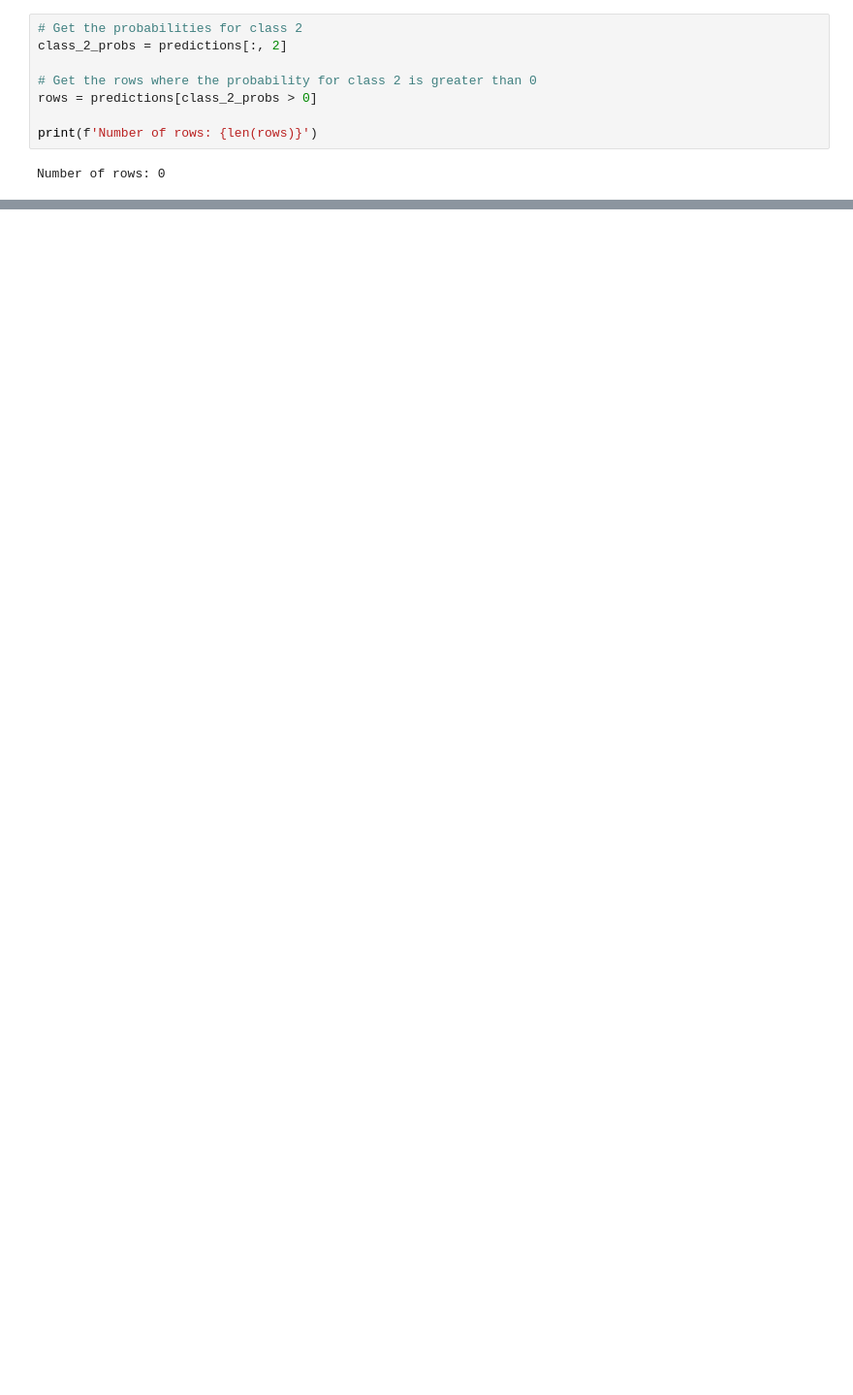
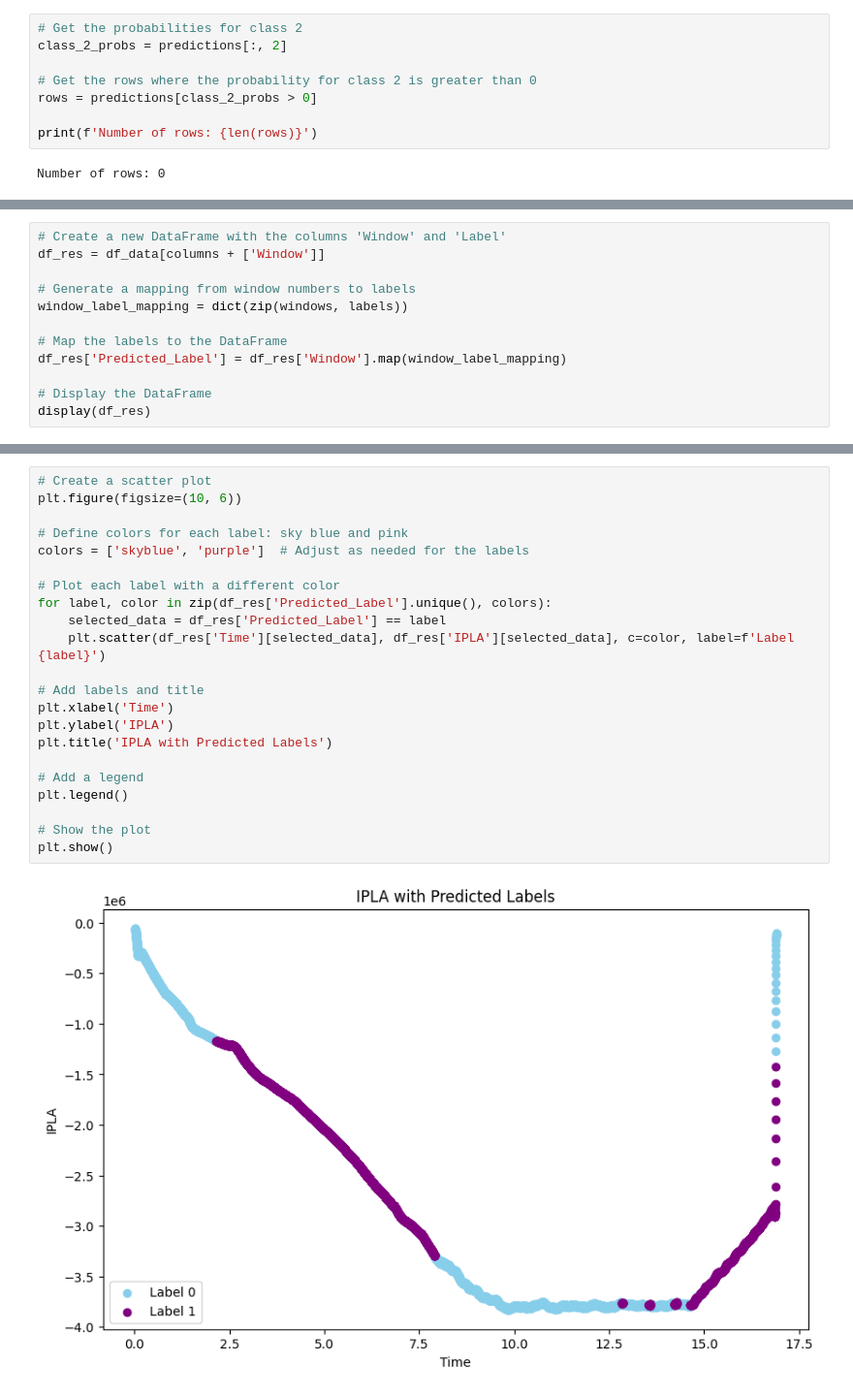
Before and after one commit to CS-433/ml-project-2-nuclear-fusion, a Jupyter notebook: code/pipeline.ipynb, the cells around one changed output, grey strips where cells are left out. Shown at 97% size. Saved outputs shown, nothing was run; the diff lists cells and outputs as text; blank space fills up the shorter version.

```diff
--- a/code/pipeline.ipynb
+++ b/code/pipeline.ipynb
@@ -329,0 +332,12 @@ plt.show()
+# %%
+# Create a new DataFrame with the columns 'Window' and 'Label'
+df_res = df_data[columns + ['Window']]
+
+# Generate a mapping from window numbers to labels
+window_label_mapping = dict(zip(windows, labels))
+
+# Map the labels to the DataFrame
+df_res['Predicted_Label'] = df_res['Window'].map(window_label_mapping)
+
+# Display the DataFrame
+display(df_res)
@@ -329,0 +363,24 @@ plt.show()
+# %%
+# Create a scatter plot
+plt.figure(figsize=(10, 6))
+
+# Define colors for each label: sky blue and pink
+colors = ['skyblue', 'purple']  # Adjust as needed for the labels
+
+# Plot each label with a different color
+for label, color in zip(df_res['Predicted_Label'].unique(), colors):
+    selected_data = df_res['Predicted_Label'] == label
+    plt.scatter(df_res['Time'][selected_data], df_res['IPLA'][selected_data], c=color, label=f'Label {label}')
+
+# Add labels and title
+plt.xlabel('Time')
+plt.ylabel('IPLA')
+plt.title('IPLA with Predicted Labels')
+
+# Add a legend
+plt.legend()
+
+# Show the plot
+plt.show()
+# %% [output]
+[figure, added]
```
Also changed, not shown: parts of 5 cells of this notebook, 1 other file.
